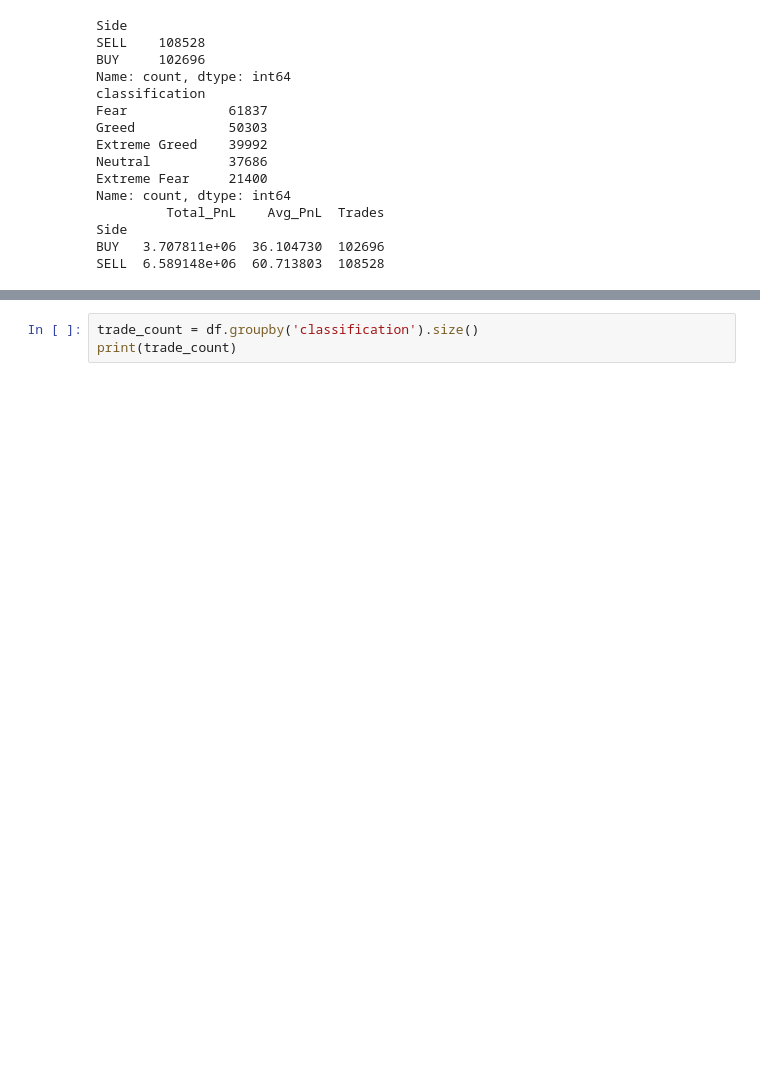
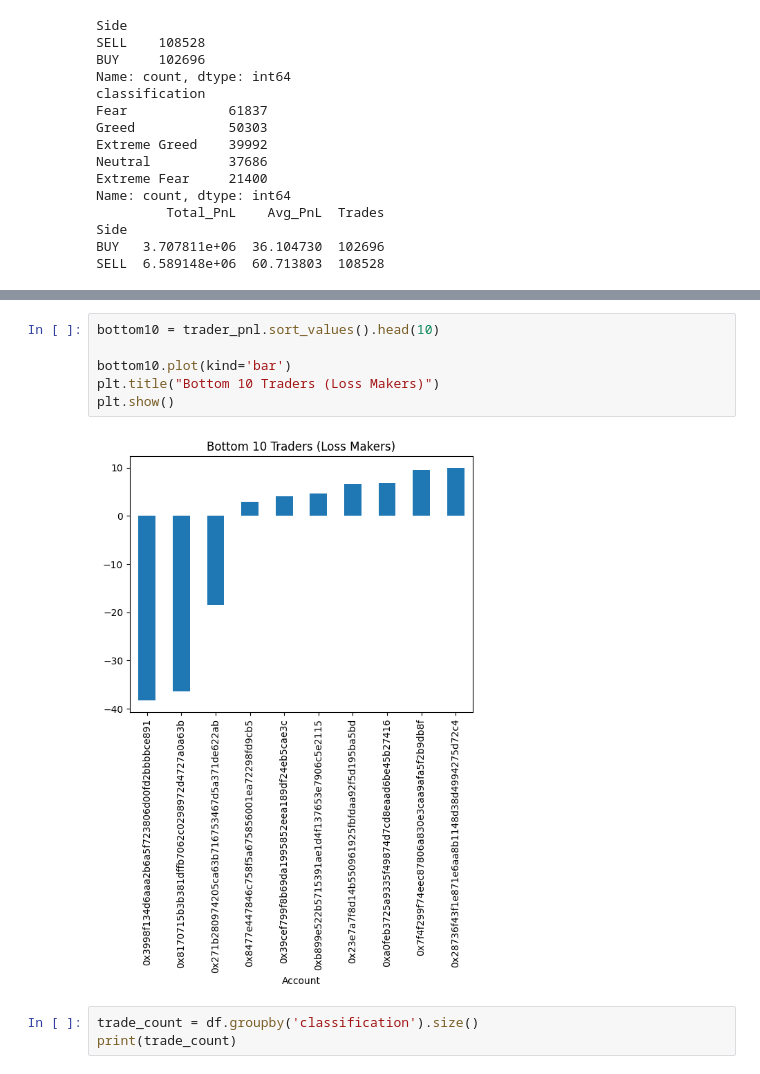
Before and after one commit to shanib-techie/power-bi, a Jupyter notebook: data science ]/notebook/analysis.ipynb, the cells around one changed output, grey strips where cells are left out. Cells and saved outputs as stored; diff of their text form; blank space fills up the shorter version.

```diff
--- a/data science ]/notebook/analysis.ipynb
+++ b/data science ]/notebook/analysis.ipynb
@@ -185,3 +212,11 @@ Name: Closed PnL, dtype: float64
+# %%
+bottom10 = trader_pnl.sort_values().head(10)
+
+bottom10.plot(kind='bar')
+plt.title("Bottom 10 Traders (Loss Makers)")
+plt.show()
+# %% [output]
+[figure, added]
 # %%
 trade_count = df.groupby('classification').size()
 print(trade_count)
```
Also changed, not shown: parts of 10 cells of this notebook.
